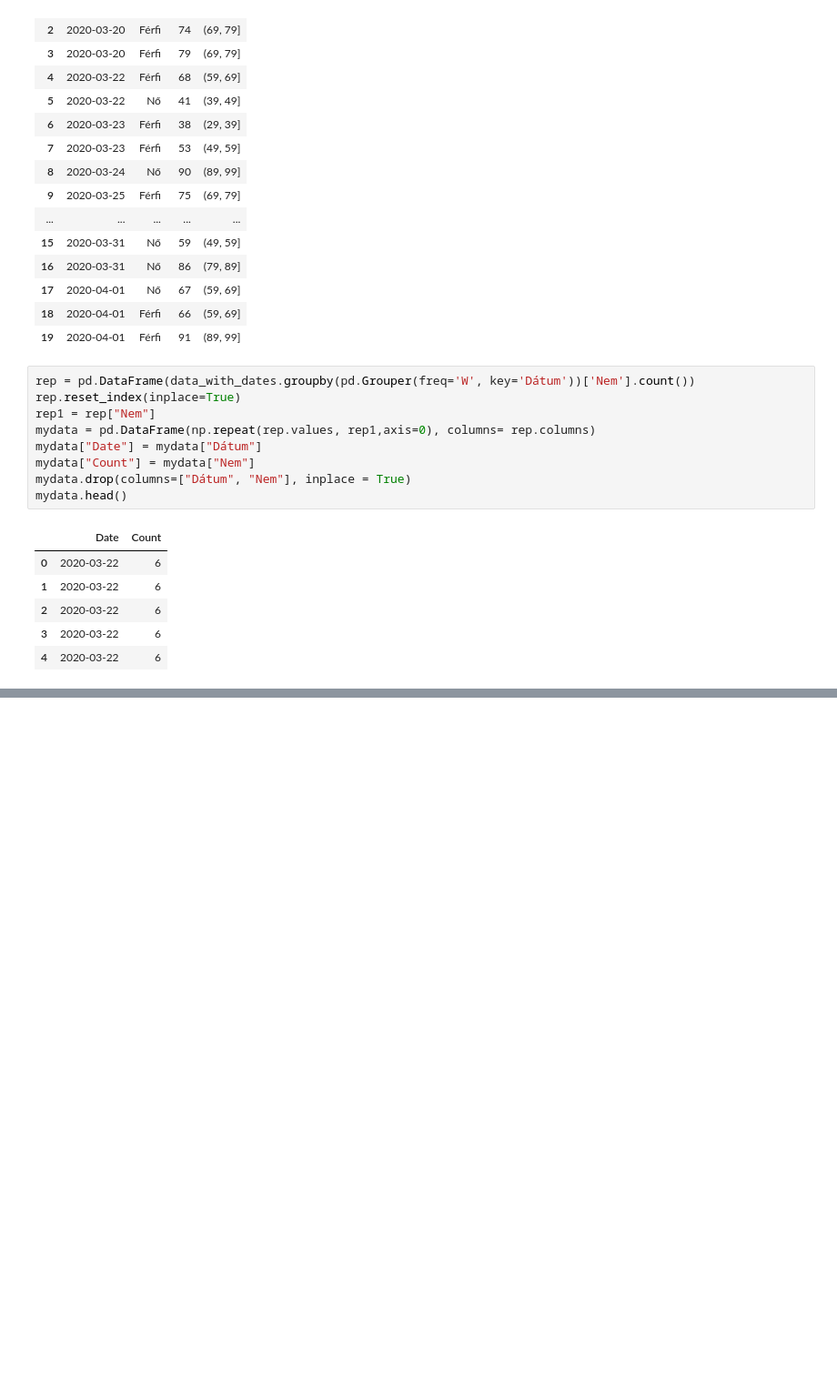
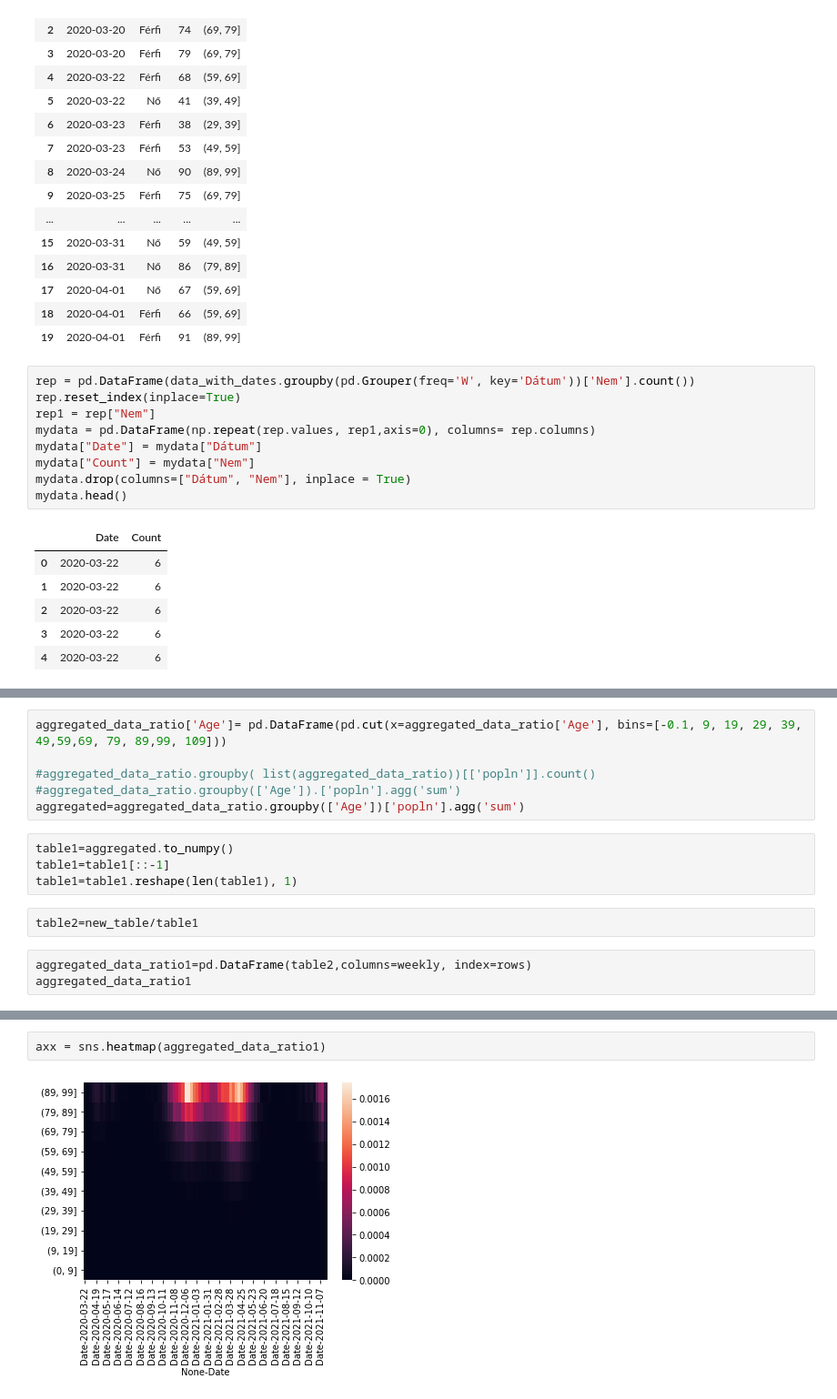
Before and after one commit to Epidemic-Models/data-science-project-covid, a Jupyter notebook: src/data_processing/data_visualization.ipynb, the cells around one changed output, grey strips where cells are left out. Shown: that part at 91% size. Saved outputs shown, nothing was run; the diff lists cells and outputs as text; blank space fills up the shorter version.

```diff
--- a/src/data_processing/data_visualization.ipynb
+++ b/src/data_processing/data_visualization.ipynb
@@ -188,0 +219,15 @@ Abrar.first()
+# %%
+aggregated_data_ratio['Age']= pd.DataFrame(pd.cut(x=aggregated_data_ratio['Age'], bins=[-0.1, 9, 19, 29, 39, 49,59,69, 79, 89,99, 109]))
+
+#aggregated_data_ratio.groupby( list(aggregated_data_ratio))[['popln']].count()
+#aggregated_data_ratio.groupby(['Age']).['popln'].agg('sum')
+aggregated=aggregated_data_ratio.groupby(['Age'])['popln'].agg('sum')
+# %%
+table1=aggregated.to_numpy()
+table1=table1[::-1]
+table1=table1.reshape(len(table1), 1)
+# %%
+table2=new_table/table1
+# %%
+aggregated_data_ratio1=pd.DataFrame(table2,columns=weekly, index=rows)
+aggregated_data_ratio1
@@ -188,0 +248,4 @@ Abrar.first()
+# %%
+axx = sns.heatmap(aggregated_data_ratio1)
+# %% [output]
+[figure, added]
```
Also changed, not shown: parts of 18 cells of this notebook, 1 other file.
